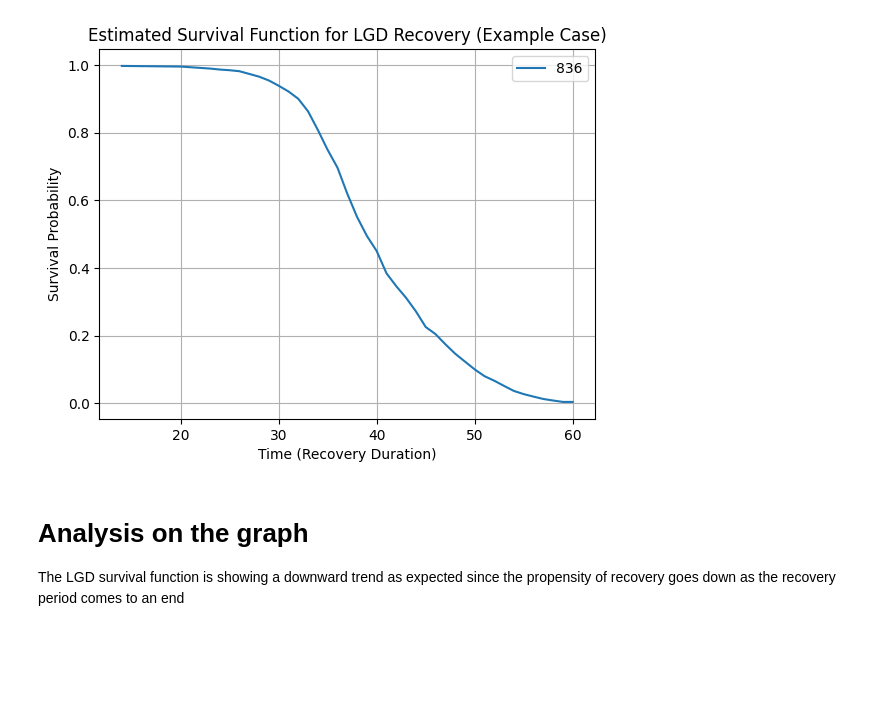
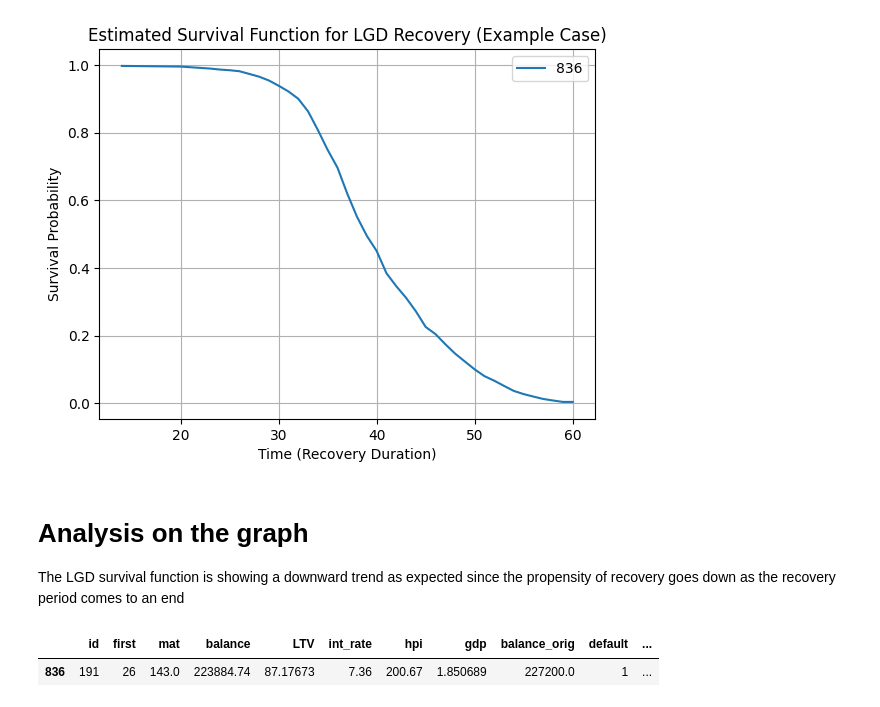
Before and after one commit to prashant65/LGD_Survival, a Jupyter notebook: LGD_Survival .ipynb, the cells around one changed output. Drawn from its saved outputs; the diff is of its cells as text; code cells hidden in the pictures; blank space fills up the shorter version.

```diff
--- a/LGD_Survival .ipynb
+++ b/LGD_Survival .ipynb
@@ -1088,3 +1088,8 @@ recovery_rate     0.0  12.061720  1.682314e-33  108.873180
 # Analysis on the graph
 
 The LGD survival function is showing a downward trend as expected since the propensity of recovery goes down as the recovery period comes to an end
+# %%
+example_data
+# %% [output]
+|  | id | first | mat | balance | LTV | int_rate | hpi | gdp | balance_orig | default | ... |
+| 836 | 191 | 26 | 143.0 | 223884.74 | 87.17673 | 7.36 | 200.67 | 1.850689 | 227200.0 | 1 | ... |
```
